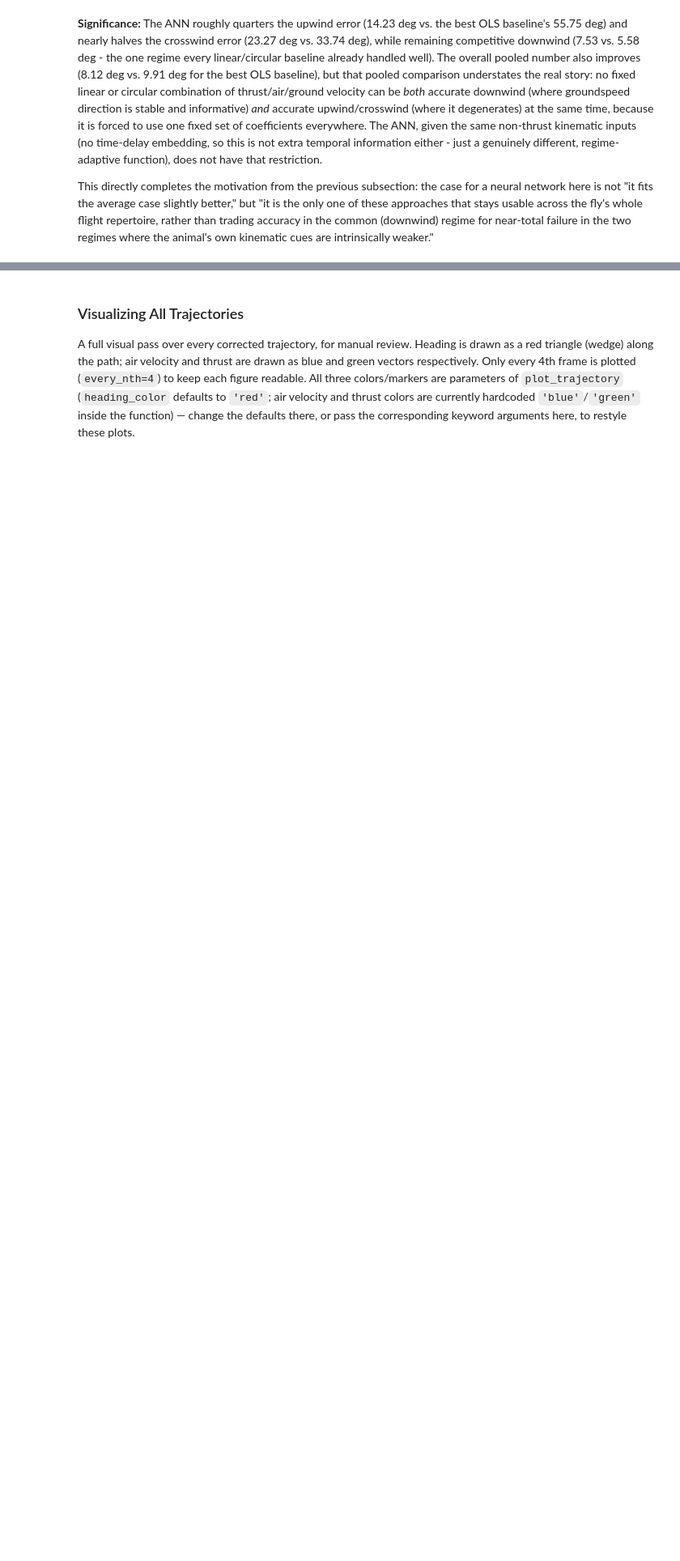
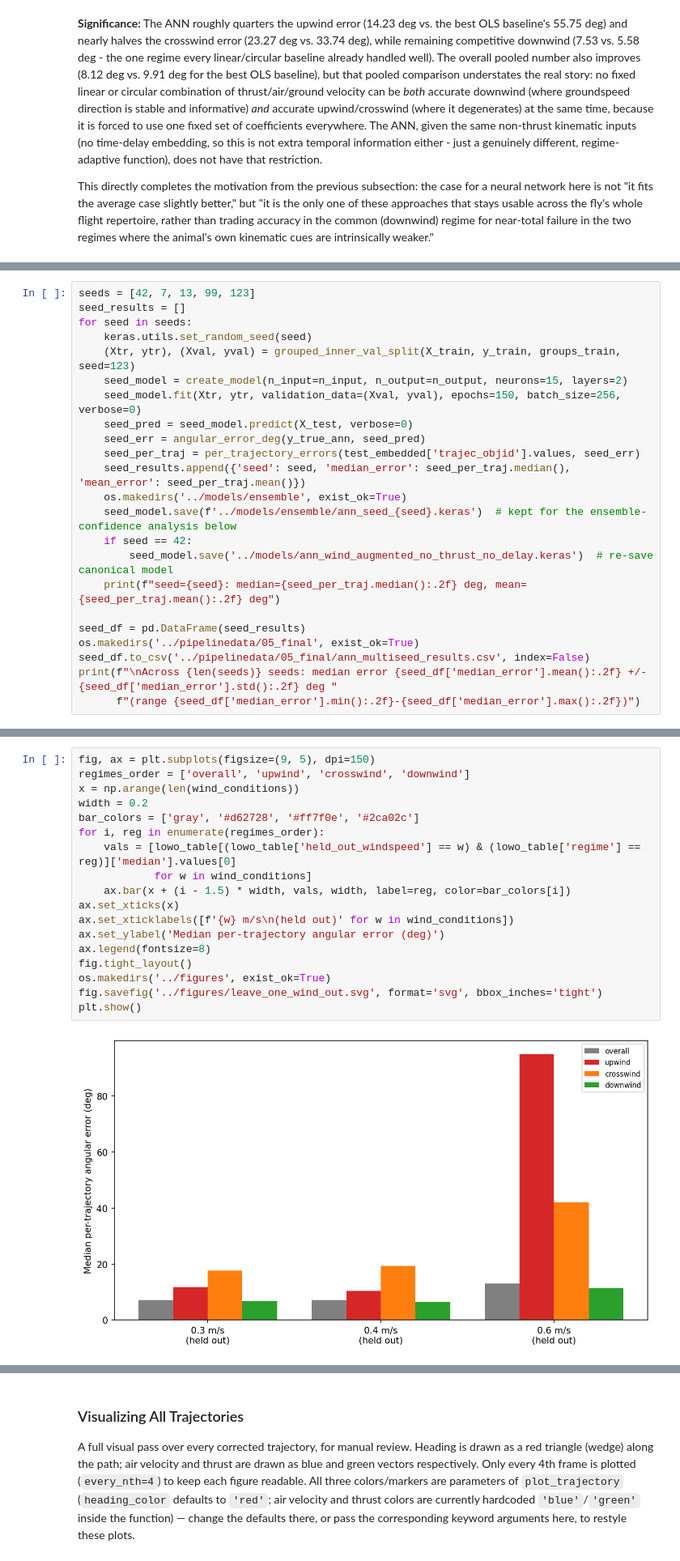
Before and after one commit to nehalsinghmangat/drosophila_body_orientation_predictor, a Jupyter notebook: notebooks/data_correction_and_model_training.ipynb, the cells around one changed output, grey strips where cells are left out. Shown at 81% size. Drawn from its saved outputs; the diff is of its cells as text; blank space fills up the shorter version.

```diff
--- a/notebooks/data_correction_and_model_training.ipynb
+++ b/notebooks/data_correction_and_model_training.ipynb
@@ -784,0 +1057,23 @@ This directly completes the motivation from the previous subsection: the case fo
+# %%
+seeds = [42, 7, 13, 99, 123]
+seed_results = []
+for seed in seeds:
+    keras.utils.set_random_seed(seed)
+    (Xtr, ytr), (Xval, yval) = grouped_inner_val_split(X_train, y_train, groups_train, seed=123)
+    seed_model = create_model(n_input=n_input, n_output=n_output, neurons=15, layers=2)
+    seed_model.fit(Xtr, ytr, validation_data=(Xval, yval), epochs=150, batch_size=256, verbose=0)
+    seed_pred = seed_model.predict(X_test, verbose=0)
+    seed_err = angular_error_deg(y_true_ann, seed_pred)
+    seed_per_traj = per_trajectory_errors(test_embedded['trajec_objid'].values, seed_err)
+    seed_results.append({'seed': seed, 'median_error': seed_per_traj.median(), 'mean_error': seed_per_traj.mean()})
+    os.makedirs('../models/ensemble', exist_ok=True)
+    seed_model.save(f'../models/ensemble/ann_seed_{seed}.keras')  # kept for the ensemble-confidence analysis below
+    if seed == 42:
+        seed_model.save('../models/ann_wind_augmented_no_thrust_no_delay.keras')  # re-save canonical model
+    print(f"seed={seed}: median={seed_per_traj.median():.2f} deg, mean={seed_per_traj.mean():.2f} deg")
+
+seed_df = pd.DataFrame(seed_results)
+os.makedirs('../pipelinedata/05_final', exist_ok=True)
+seed_df.to_csv('../pipelinedata/05_final/ann_multiseed_results.csv', index=False)
+print(f"\nAcross {len(seeds)} seeds: median error {seed_df['median_error'].mean():.2f} +/- {seed_df['median_error'].std():.2f} deg "
+      f"(range {seed_df['median_error'].min():.2f}-{seed_df['median_error'].max():.2f})")
@@ -784,0 +1193,20 @@ This directly completes the motivation from the previous subsection: the case fo
+# %%
+fig, ax = plt.subplots(figsize=(9, 5), dpi=150)
+regimes_order = ['overall', 'upwind', 'crosswind', 'downwind']
+x = np.arange(len(wind_conditions))
+width = 0.2
+bar_colors = ['gray', '#d62728', '#ff7f0e', '#2ca02c']
+for i, reg in enumerate(regimes_order):
+    vals = [lowo_table[(lowo_table['held_out_windspeed'] == w) & (lowo_table['regime'] == reg)]['median'].values[0]
+            for w in wind_conditions]
+    ax.bar(x + (i - 1.5) * width, vals, width, label=reg, color=bar_colors[i])
+ax.set_xticks(x)
+ax.set_xticklabels([f'{w} m/s\n(held out)' for w in wind_conditions])
+ax.set_ylabel('Median per-trajectory angular error (deg)')
+ax.legend(fontsize=8)
+fig.tight_layout()
+os.makedirs('../figures', exist_ok=True)
+fig.savefig('../figures/leave_one_wind_out.svg', format='svg', bbox_inches='tight')
+plt.show()
+# %% [output]
+[figure, added]
```
Also changed, not shown: parts of 32 cells of this notebook, 1 other file.
